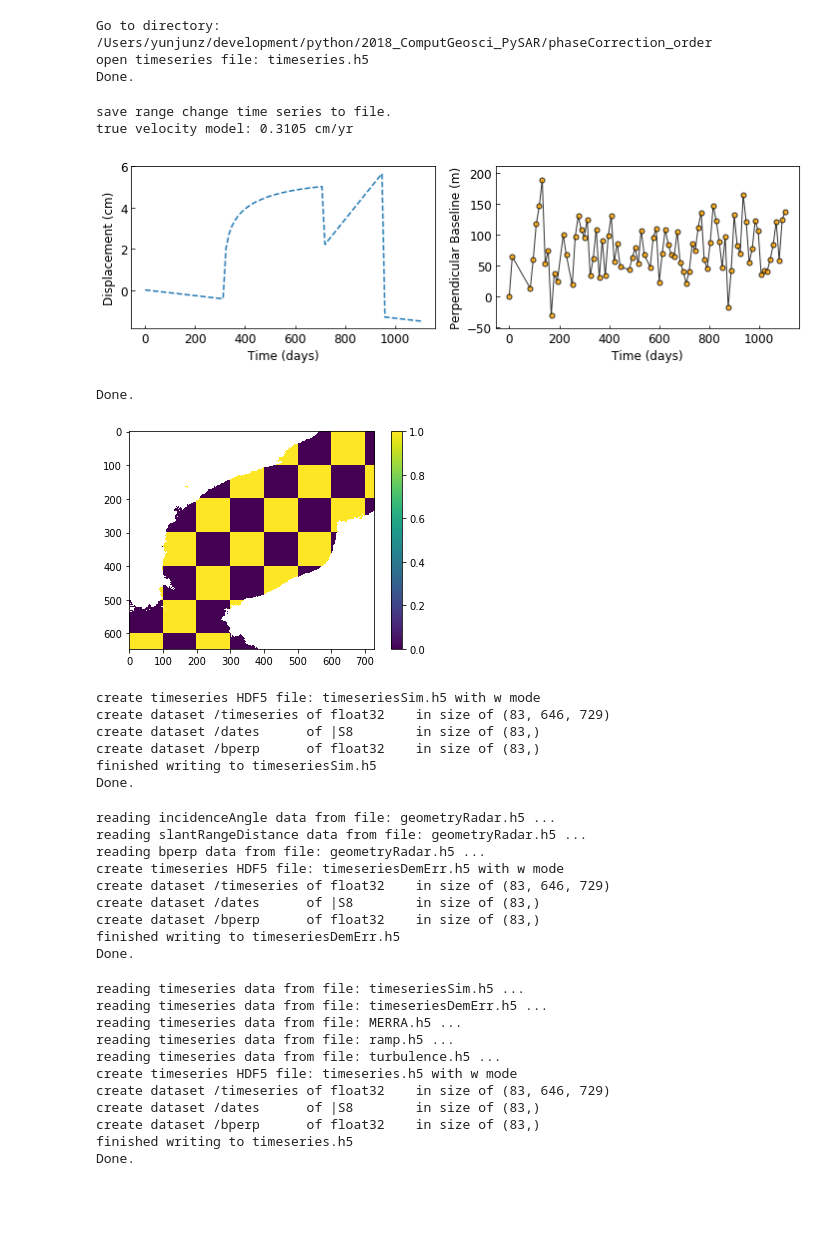
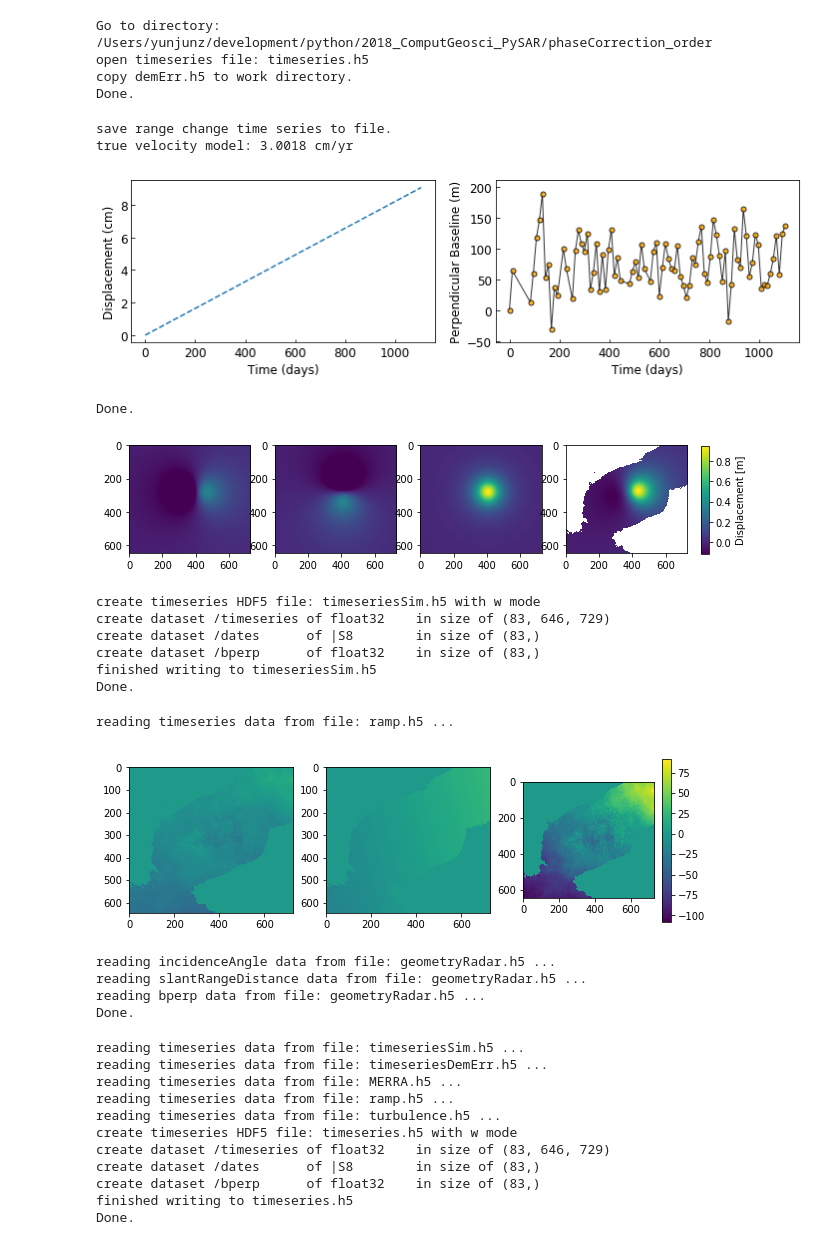
Before and after one commit to geodesymiami/Yunjun_et_al-2019-MintPy, a Jupyter notebook: sim_timeseries.ipynb, the cells around one changed output. Cells and saved outputs as stored; diff of their text form; code cells hidden in the pictures; blank space fills up the shorter version.

```diff
--- a/sim_timeseries.ipynb
+++ b/sim_timeseries.ipynb
@@ -19,7 +19,7 @@ print('Go to directory: '+work_dir)
 
 
 # settings
-lin_velocity = False
+lin_velocity = True
 display = True
 
 
@@ -56,6 +56,7 @@ print('Done.')
 # %% [output]
 Go to directory: /Users/yunjunz/development/python/2018_ComputGeosci_PySAR/phaseCorrection_order
 open timeseries file: timeseries.h5
+copy demErr.h5 to work directory.
 Done.
 # %%
 ## 1. Simulate timeseries
@@ -63,7 +64,7 @@ Done.
 TS_TXT_FILE = 'timeseries'
 if lin_velocity:
     # Opt 1 - Linear velocity
-    ts_sim = sim.velocity2timeseries(date_list, vel=0.01, display=False)
+    ts_sim = sim.velocity2timeseries(date_list, vel=0.03, display=False)
 else:
     # Opt 2 - Time variable
     ts_sim = np.zeros(tbase.shape, np.float32)
@@ -97,23 +98,41 @@ if display:
 print('Done.')
 # %% [output]
 save range change time series to file.
-true velocity model: 0.3105 cm/yr
+true velocity model: 3.0018 cm/yr
-[figure, old version]
+[figure, new version]
 Done.
 # %%
 # Create check board timeseries
-grid_step = 100
 water_mask = readfile.read('waterMask.h5')[0]
-mask = sim.check_board(water_mask, grid_step)
+
+pattern = 'mogi' # 'check_board'
+
+if pattern == 'check_board':
+    grid_step = 100
+    mask = sim.check_board(water_mask, grid_step)
+
+elif pattern == 'mogi':
+    resolution = 60.
+    source_geom = (407 * resolution,
+                   280 * resolution,
+                   5e3,
+                   100e6)
+    mask = sim.mogi_deformation(water_mask,
+                                source_geom,
+                                resolution=resolution,
+                                display=True)
+
 sim_ts_data = np.zeros((num_date, length, width), np.float32)
 for i in range(num_date):
     sim_ts_data[i, :, :] = ts_sim[i] * mask
 
 sim_ts_data[np.isnan(sim_ts_data)] = 0.
 writefile.write(sim_ts_data, out_file=ts_sim_file, ref_file=ref_ts_file)
+
+
 print('Done.')
 # %% [output]
-[figure, old version]
+[figure, new version]
 create timeseries HDF5 file: timeseriesSim.h5 with w mode
 create dataset /timeseries of float32    in size of (83, 646, 729)
 create dataset /dates      of |S8        in size of (83,)
@@ -122,29 +141,42 @@ finished writing to timeseriesSim.h5
 Done.
 # %%
 # generate timeseriesDemErr.h5 from demErr.h5
+
+# 1. create a dem error file with a phase ramp
+dem_err = readfile.read('demErr.h5')[0]
+ramp = readfile.read('ramp.h5', datasetName='20160406')[0] * 2000.
+dem_err_sim = dem_err + ramp
+if not os.path.isfile('demErr_sim.h5'):
+    writefile.write(dem_err_sim, 'demErr_sim.h5', ref_file='demErr.h5')
+dem_err_sim = dem_err_sim * 2.
+
+display = True
+if display:
+    fig, ax = plt.subplots(1, 3, figsize=[10, 3])
+    ax[0].imshow(dem_err, vmin=np.nanmin(dem_err_sim), vmax=np.nanmax(dem_err_sim))
+    ax[1].imshow(ramp, vmin=np.nanmin(dem_err_sim), vmax=np.nanmax(dem_err_sim))
+    im = ax[2].imshow(dem_err_sim, vmin=np.nanmin(dem_err_sim), vmax=np.nanmax(dem_err_sim))
+    plt.colorbar(im)
+    plt.show()
 
 geom_obj = geometry('geometryRadar.h5')
 inc_angle = geom_obj.read(datasetName='incidenceAngle')
 rg_dist = geom_obj.read(datasetName='slantRangeDistance')
 pbase3d = geom_obj.read(datasetName='bperp')
-dem_err = readfile.read('demErr.h5')[0]
 
 ts_dem_err = np.zeros((num_date, length, width), np.float32)
 for i in range(num_date):
     pbase = pbase3d[i, :, :] - pbase3d[ts_obj.refIndex, :, :]
-    ts_dem_err[i, :, :] = dem_err * pbase / (rg_dist * np.sin(inc_angle * np.pi / 180.))
+    ts_dem_err[i, :, :] = dem_err_sim * pbase / (rg_dist * np.sin(inc_angle * np.pi / 180.))
 
-writefile.write(ts_dem_err, out_file=ts_dem_err_file, ref_file=ref_ts_file)
+#writefile.write(ts_dem_err, out_file=ts_dem_err_file, ref_file=ref_ts_file)
 print('Done.')
 # %% [output]
-reading incidenceAngle data from file: geometryRadar.h5 ...
-reading slantRangeDistance data from file: geometryRadar.h5 ...
-reading bperp data from file: geometryRadar.h5 ...
-create timeseries HDF5 file: timeseriesDemErr.h5 with w mode
-create dataset /timeseries of float32    in size of (83, 646, 729)
-create dataset /dates      of |S8        in size of (83,)
-create dataset /bperp      of float32    in size of (83,)
-finished writing to timeseriesDemErr.h5
-Done.
+reading timeseries data from file: ramp.h5 ...
+[figure, added]
+reading incidenceAngle data from file: geometryRadar.h5 ...
+reading slantRangeDistance data from file: geometryRadar.h5 ...
+reading bperp data from file: geometryRadar.h5 ...
+Done.
 # %%
 # create timeseries with displacement, tropo delay, dem error and ramps
```
Also changed, not shown: parts of 2 cells of this notebook, 8 other files.
